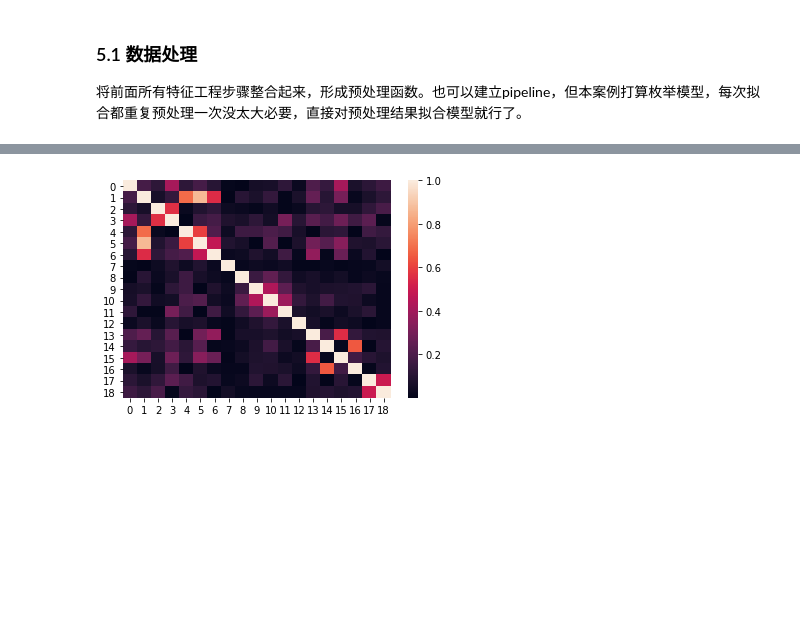
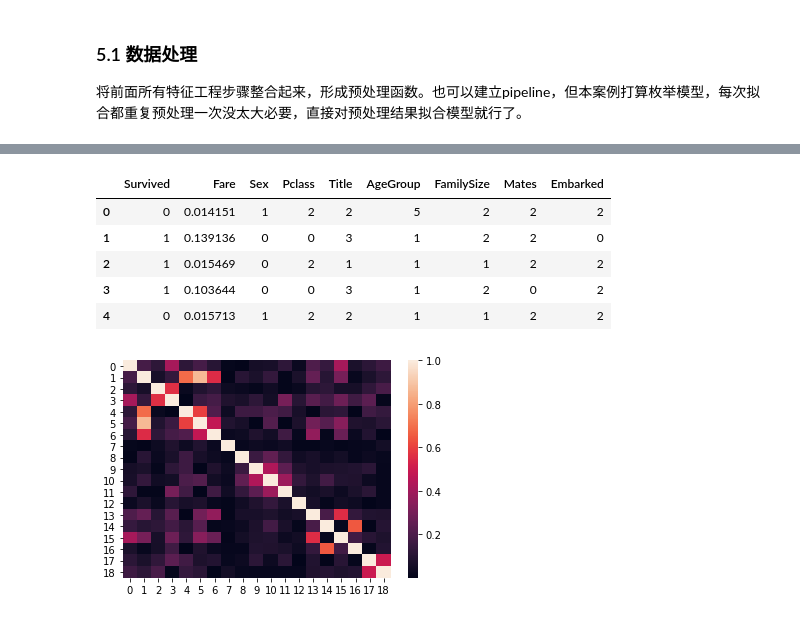
Before and after one commit to madlogos/dataSciProj, a Jupyter notebook: 01_titanic/ml_py.ipynb, the cells around one changed output, grey strips where cells are left out. Cells and saved outputs as stored; diff of their text form; code cells hidden in the pictures; blank space fills up the shorter version.

```diff
--- a/01_titanic/ml_py.ipynb
+++ b/01_titanic/ml_py.ipynb
@@ -743,9 +747,10 @@ b.assign(Survival=b[1]/b['All'])
 
 将前面所有特征工程步骤整合起来，形成预处理函数。也可以建立pipeline，但本案例打算枚举模型，每次拟合都重复预处理一次没太大必要，直接对预处理结果拟合模型就行了。
 # %%
-def preproc_df(df:pd.DataFrame=train) -> pd.DataFrame:
+def preproc_df(df:pd.DataFrame=train, use_dummies:bool=True) -> pd.DataFrame:
     o = df.copy()
     o['Pclass'] = o['Pclass'].astype('category')
+
     # feature engineering, inplace
     imp_embark(o, inplace=True)
     enc_title(o, inplace=True)
@@ -754,12 +759,21 @@ def preproc_df(df:pd.DataFrame=train) -> pd.DataFrame:
     enc_fam_size(o, inplace=True)
     enc_age_grp(o, inplace=True)
     enc_mates(o, inplace=True)
+
     # one-hot encoding
-    a = pd.get_dummies(
-        o[['Pclass', 'Title', 'AgeGroup', 'FamilySize', 'Mates', 'Embarked']],
-        drop_first=True)
+    if use_dummies:
+        a = pd.get_dummies(
+            o[['Pclass', 'Title', 'AgeGroup', 'FamilySize', 'Mates', 'Embarked']],
+            drop_first=True)
+    else:
+        a = o[['Pclass', 'Title', 'AgeGroup', 'FamilySize', 'Mates', 'Embarked']].copy()
+
     # label encoding
     o['Sex'] = LabelEncoder().fit_transform(o['Sex'])
+    if not use_dummies:
+        for var in ['Pclass', 'Title', 'AgeGroup', 'FamilySize', 'Mates', 'Embarked']:
+            a[var] = LabelEncoder().fit_transform(a[var])
+
     # scale Fare (skewed)
     o['Fare'] = MinMaxScaler().fit_transform(o[['Fare']])
     # compose
@@ -770,5 +784,3 @@ def preproc_df(df:pd.DataFrame=train) -> pd.DataFrame:
         o = pd.merge(o[['Fare', 'Sex']], a,
                      left_index=True, right_index=True)
     return o
-
-preproc_df(train).head()
@@ -786,3 +801,17 @@ y_train = train_data['Survived']
+# %%
+# data not using dummies
+train_data_ = preproc_df(train, use_dummies=False)
+X_train_ = train_data_.drop('Survived', axis=1)
+y_train_ = train_data_['Survived']
+
+train_data_.head()
+# %% [output]
+|  | Survived | Fare | Sex | Pclass | Title | AgeGroup | FamilySize | Mates | Embarked |
+| 0 | 0 | 0.014151 | 1 | 2 | 2 | 5 | 2 | 2 | 2 |
+| 1 | 1 | 0.139136 | 0 | 0 | 3 | 1 | 2 | 2 | 0 |
+| 2 | 1 | 0.015469 | 0 | 2 | 1 | 1 | 1 | 2 | 2 |
+| 3 | 1 | 0.103644 | 0 | 0 | 3 | 1 | 2 | 0 | 2 |
+| 4 | 0 | 0.015713 | 1 | 2 | 2 | 1 | 1 | 2 | 2 |
 # %%
 sns.heatmap(np.abs(X_train.corr().to_numpy()));
 # %% [output]
```
Also changed, not shown: parts of 37 cells of this notebook.
